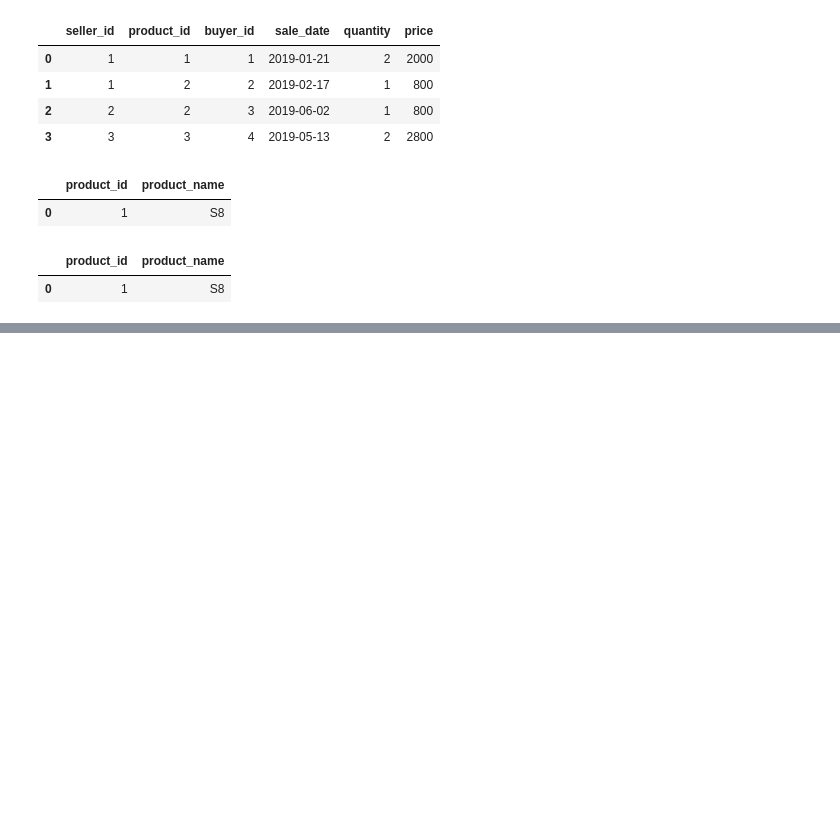
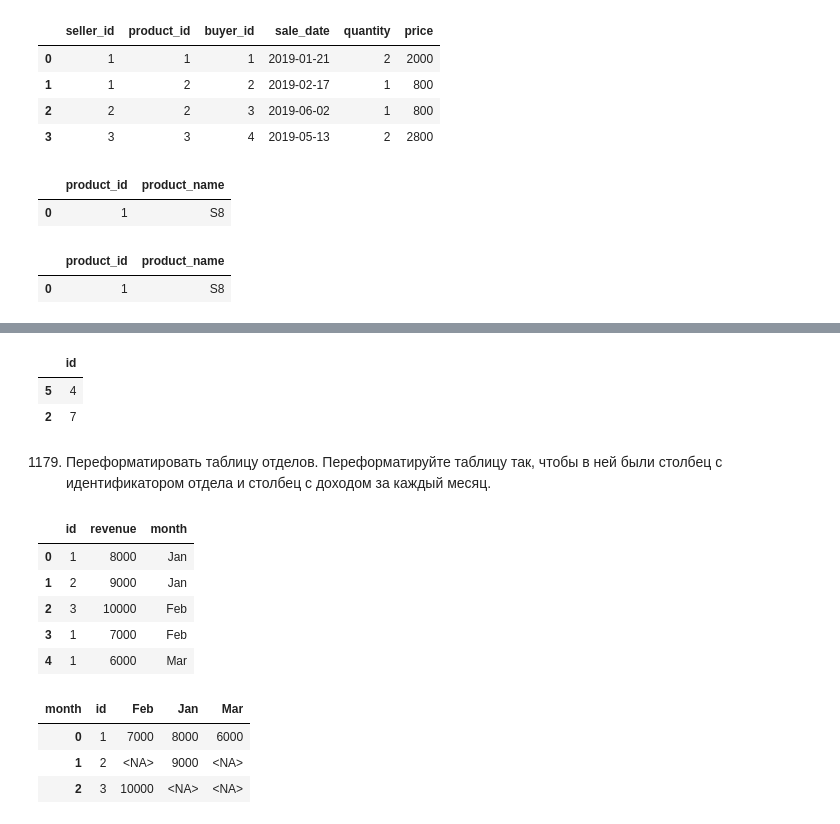
Before and after one commit to Praldmur/Tasks, a Jupyter notebook: Task_All.ipynb, the cells around one changed output, grey strips where cells are left out. Drawn from its saved outputs; the diff is of its cells as text; code cells hidden in the pictures; blank space fills up the shorter version.

```diff
--- a/Task_All.ipynb
+++ b/Task_All.ipynb
@@ -573,0 +615,20 @@ pd.merge(\
+# %%
+views.query('author_id == viewer_id').rename(columns={'author_id':'id'}).sort_values(by='id')[['id']].drop_duplicates()
+# %% [output]
+|  | id |
+| 5 | 4 |
+| 2 | 7 |
+# %% [markdown]
+1179. Переформатировать таблицу отделов. Переформатируйте таблицу так, чтобы в ней были столбец с идентификатором отдела и столбец с доходом за каждый месяц.
+# %%
+import pandas as pd
+data = [[1, 8000, 'Jan'], [2, 9000, 'Jan'], [3, 10000, 'Feb'], [1, 7000, 'Feb'], [1, 6000, 'Mar']]
+department = pd.DataFrame(data, columns=['id', 'revenue', 'month']).astype({'id':'Int64', 'revenue':'Int64', 'month':'object'})
+department
+# %% [output]
+|  | id | revenue | month |
+| 0 | 1 | 8000 | Jan |
+| 1 | 2 | 9000 | Jan |
+| 2 | 3 | 10000 | Feb |
+| 3 | 1 | 7000 | Feb |
+| 4 | 1 | 6000 | Mar |
@@ -573,0 +638,7 @@ pd.merge(\
+# %%
+department.pivot(index='id', columns='month', values='revenue').reset_index()
+# %% [output]
+| month | id | Feb | Jan | Mar |
+| 0 | 1 | 7000 | 8000 | 6000 |
+| 1 | 2 | <NA> | 9000 | <NA> |
+| 2 | 3 | 10000 | <NA> | <NA> |
```
Also changed, not shown: parts of 10 cells of this notebook, 1 other file.
